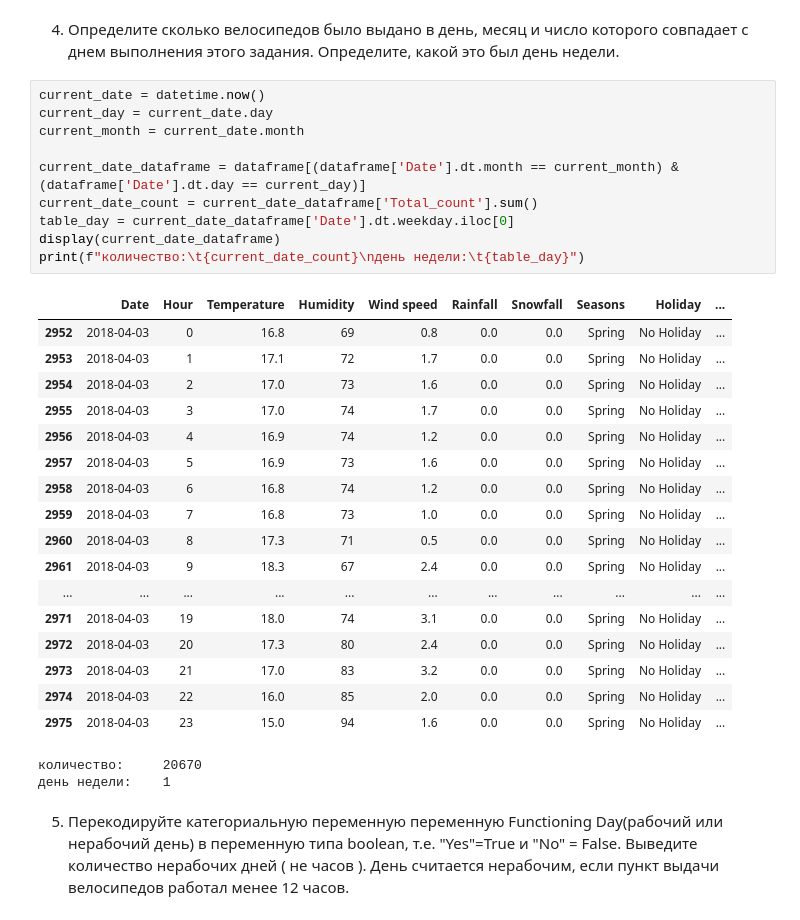
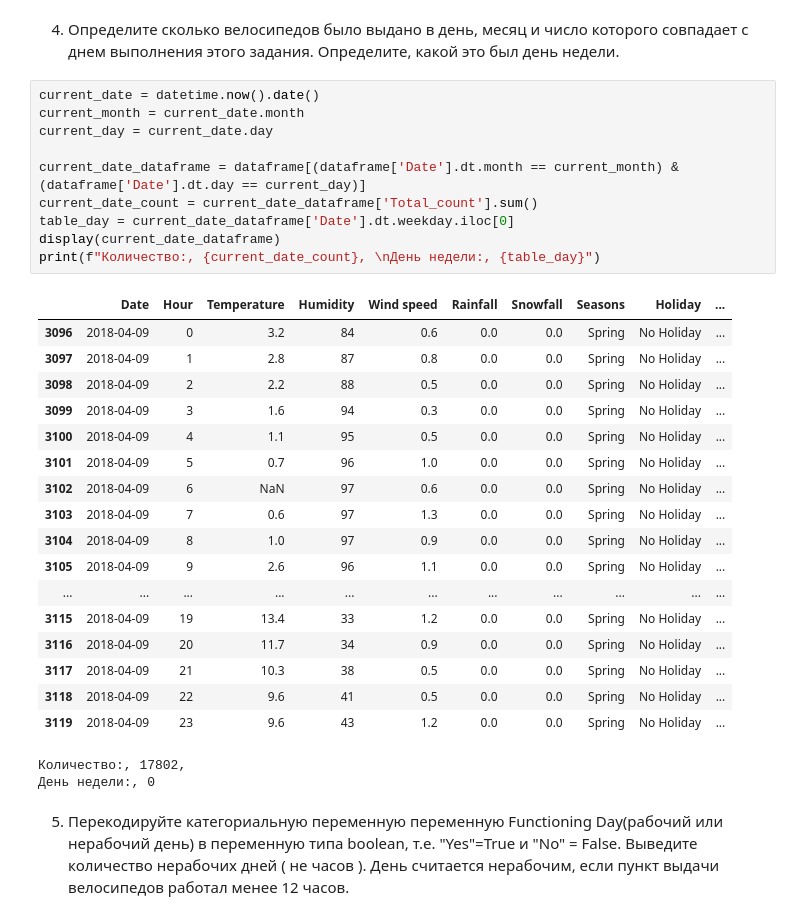
Before and after one commit to Garapace/SMIP, a Jupyter notebook: lab2/main.ipynb, the cells around one changed output. Drawn from its saved outputs; the diff is of its cells as text.

```diff
--- a/lab2/main.ipynb
+++ b/lab2/main.ipynb
@@ -81,35 +81,35 @@ dataframe
 # %% [markdown]
 4) Определите сколько велосипедов было выдано в день, месяц и число которого совпадает с днем выполнения этого задания. Определите, какой это был день недели.
 # %%
-current_date = datetime.now()
+current_date = datetime.now().date()
+current_month = current_date.month
 current_day = current_date.day
-current_month = current_date.month
 
 current_date_dataframe = dataframe[(dataframe['Date'].dt.month == current_month) & (dataframe['Date'].dt.day == current_day)]
 current_date_count = current_date_dataframe['Total_count'].sum()
 table_day = current_date_dataframe['Date'].dt.weekday.iloc[0]
 display(current_date_dataframe)
-print(f"количество:\t{current_date_count}\nдень недели:\t{table_day}")
+print(f"Количество:, {current_date_count}, \nДень недели:, {table_day}")
 # %% [output]
 |  | Date | Hour | Temperature | Humidity | Wind speed | Rainfall | Snowfall | Seasons | Holiday | ... |
-| 2952 | 2018-04-03 | 0 | 16.8 | 69 | 0.8 | 0.0 | 0.0 | Spring | No Holiday | ... |
-| 2953 | 2018-04-03 | 1 | 17.1 | 72 | 1.7 | 0.0 | 0.0 | Spring | No Holiday | ... |
-| 2954 | 2018-04-03 | 2 | 17.0 | 73 | 1.6 | 0.0 | 0.0 | Spring | No Holiday | ... |
-| 2955 | 2018-04-03 | 3 | 17.0 | 74 | 1.7 | 0.0 | 0.0 | Spring | No Holiday | ... |
-| 2956 | 2018-04-03 | 4 | 16.9 | 74 | 1.2 | 0.0 | 0.0 | Spring | No Holiday | ... |
-| 2957 | 2018-04-03 | 5 | 16.9 | 73 | 1.6 | 0.0 | 0.0 | Spring | No Holiday | ... |
-| 2958 | 2018-04-03 | 6 | 16.8 | 74 | 1.2 | 0.0 | 0.0 | Spring | No Holiday | ... |
-| 2959 | 2018-04-03 | 7 | 16.8 | 73 | 1.0 | 0.0 | 0.0 | Spring | No Holiday | ... |
-| 2960 | 2018-04-03 | 8 | 17.3 | 71 | 0.5 | 0.0 | 0.0 | Spring | No Holiday | ... |
-| 2961 | 2018-04-03 | 9 | 18.3 | 67 | 2.4 | 0.0 | 0.0 | Spring | No Holiday | ... |
+| 3096 | 2018-04-09 | 0 | 3.2 | 84 | 0.6 | 0.0 | 0.0 | Spring | No Holiday | ... |
+| 3097 | 2018-04-09 | 1 | 2.8 | 87 | 0.8 | 0.0 | 0.0 | Spring | No Holiday | ... |
+| 3098 | 2018-04-09 | 2 | 2.2 | 88 | 0.5 | 0.0 | 0.0 | Spring | No Holiday | ... |
+| 3099 | 2018-04-09 | 3 | 1.6 | 94 | 0.3 | 0.0 | 0.0 | Spring | No Holiday | ... |
+| 3100 | 2018-04-09 | 4 | 1.1 | 95 | 0.5 | 0.0 | 0.0 | Spring | No Holiday | ... |
+| 3101 | 2018-04-09 | 5 | 0.7 | 96 | 1.0 | 0.0 | 0.0 | Spring | No Holiday | ... |
+| 3102 | 2018-04-09 | 6 | NaN | 97 | 0.6 | 0.0 | 0.0 | Spring | No Holiday | ... |
+| 3103 | 2018-04-09 | 7 | 0.6 | 97 | 1.3 | 0.0 | 0.0 | Spring | No Holiday | ... |
+| 3104 | 2018-04-09 | 8 | 1.0 | 97 | 0.9 | 0.0 | 0.0 | Spring | No Holiday | ... |
+| 3105 | 2018-04-09 | 9 | 2.6 | 96 | 1.1 | 0.0 | 0.0 | Spring | No Holiday | ... |
 | ... | ... | ... | ... | ... | ... | ... | ... | ... | ... | ... |
-| 2971 | 2018-04-03 | 19 | 18.0 | 74 | 3.1 | 0.0 | 0.0 | Spring | No Holiday | ... |
-| 2972 | 2018-04-03 | 20 | 17.3 | 80 | 2.4 | 0.0 | 0.0 | Spring | No Holiday | ... |
-| 2973 | 2018-04-03 | 21 | 17.0 | 83 | 3.2 | 0.0 | 0.0 | Spring | No Holiday | ... |
-| 2974 | 2018-04-03 | 22 | 16.0 | 85 | 2.0 | 0.0 | 0.0 | Spring | No Holiday | ... |
-| 2975 | 2018-04-03 | 23 | 15.0 | 94 | 1.6 | 0.0 | 0.0 | Spring | No Holiday | ... |
+| 3115 | 2018-04-09 | 19 | 13.4 | 33 | 1.2 | 0.0 | 0.0 | Spring | No Holiday | ... |
+| 3116 | 2018-04-09 | 20 | 11.7 | 34 | 0.9 | 0.0 | 0.0 | Spring | No Holiday | ... |
+| 3117 | 2018-04-09 | 21 | 10.3 | 38 | 0.5 | 0.0 | 0.0 | Spring | No Holiday | ... |
+| 3118 | 2018-04-09 | 22 | 9.6 | 41 | 0.5 | 0.0 | 0.0 | Spring | No Holiday | ... |
+| 3119 | 2018-04-09 | 23 | 9.6 | 43 | 1.2 | 0.0 | 0.0 | Spring | No Holiday | ... |
-количество:     20670
-день недели:    1
+Количество:, 17802,
+День недели:, 0
 # %% [markdown]
 5) Перекодируйте категориальную переменную переменную Functioning Day(рабочий или нерабочий день) в переменную типа boolean, т.е. "Yes"=True и "No" = False. Выведите количество нерабочих дней ( не часов ). День считается нерабочим, если пункт выдачи велосипедов работал менее 12 часов.
 # %%
```
Also changed, not shown: parts of 4 cells of this notebook, 1 other file.
